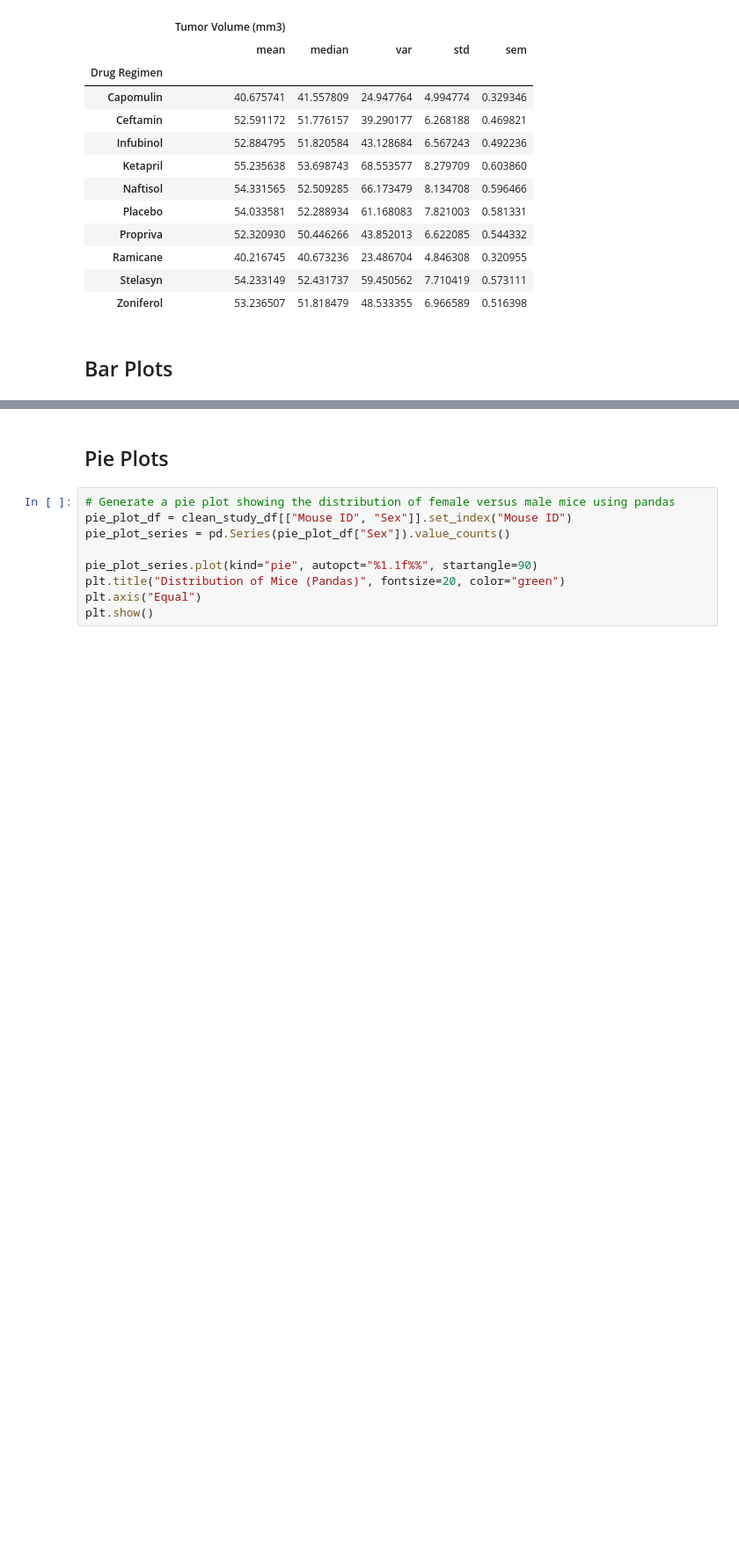
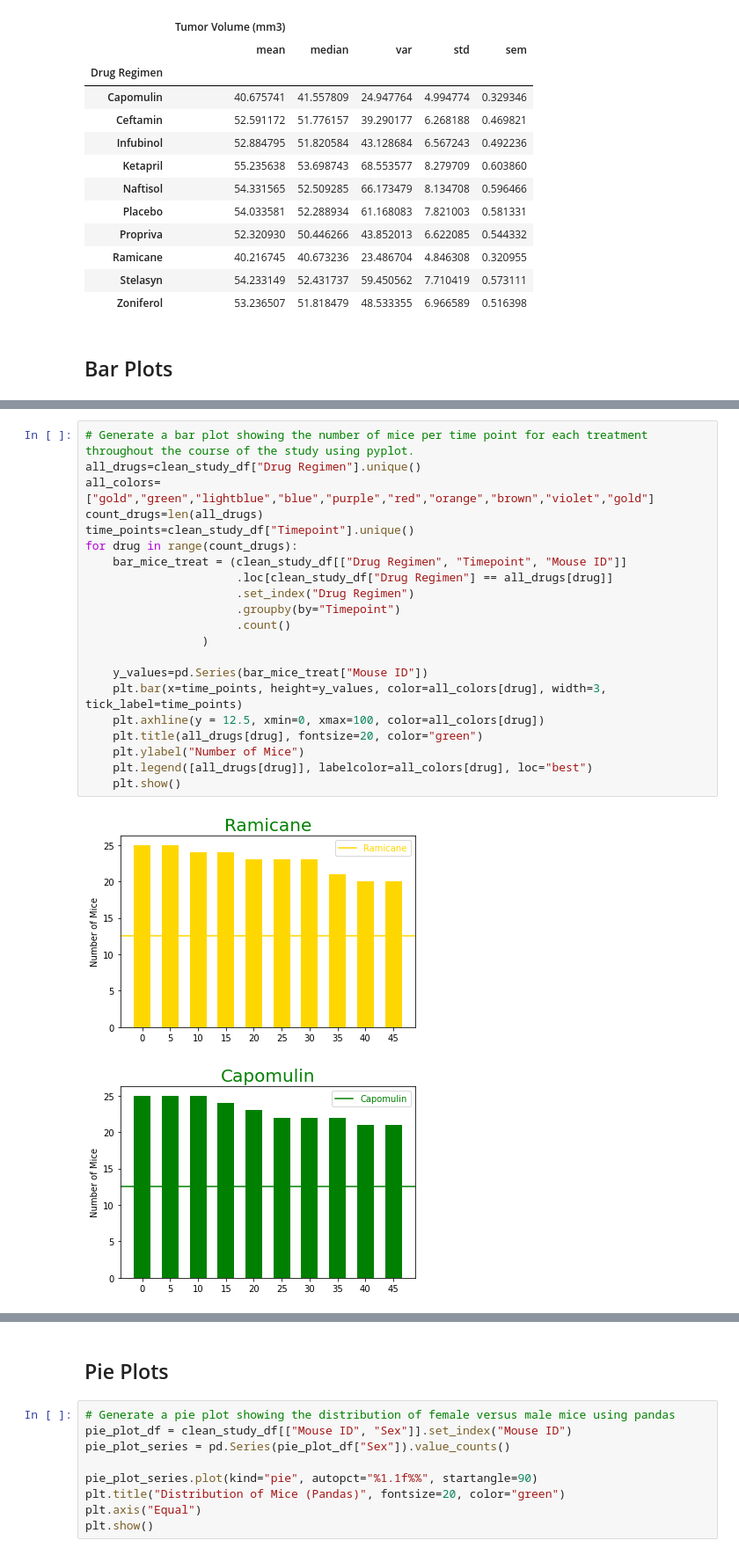
Before and after one commit to githotirado/matplotlib-challenge, a Jupyter notebook: pymaceuticals_starter.ipynb, the cells around one changed output, grey strips where cells are left out. Shown at 88% size. Cells and saved outputs as stored; diff of their text form; blank space fills up the shorter version.

```diff
--- a/pymaceuticals_starter.ipynb
+++ b/pymaceuticals_starter.ipynb
@@ -203,0 +205,24 @@ plt.show()
+# %%
+# Generate a bar plot showing the number of mice per time point for each treatment throughout the course of the study using pyplot.
+all_drugs=clean_study_df["Drug Regimen"].unique()
+all_colors=["gold","green","lightblue","blue","purple","red","orange","brown","violet","gold"]
+count_drugs=len(all_drugs)
+time_points=clean_study_df["Timepoint"].unique()
+for drug in range(count_drugs):
+    bar_mice_treat = (clean_study_df[["Drug Regimen", "Timepoint", "Mouse ID"]]
+                      .loc[clean_study_df["Drug Regimen"] == all_drugs[drug]]
+                      .set_index("Drug Regimen")
+                      .groupby(by="Timepoint")
+                      .count()
+                 )
+
+    y_values=pd.Series(bar_mice_treat["Mouse ID"])
+    plt.bar(x=time_points, height=y_values, color=all_colors[drug], width=3, tick_label=time_points)
+    plt.axhline(y = 12.5, xmin=0, xmax=100, color=all_colors[drug])
+    plt.title(all_drugs[drug], fontsize=20, color="green")
+    plt.ylabel("Number of Mice")
+    plt.legend([all_drugs[drug]], labelcolor=all_colors[drug], loc="best")
+    plt.show()
+# %% [output]
+[figure, added]
+[figure, added]
```
Also changed, not shown: parts of 5 cells of this notebook, 2 other files.
